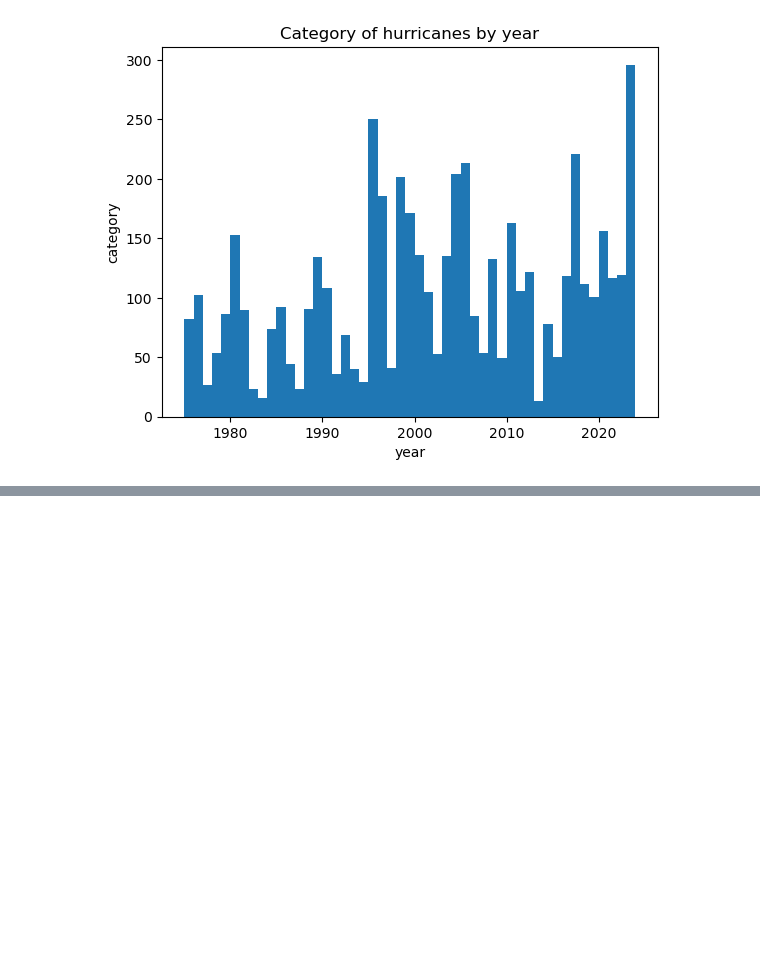
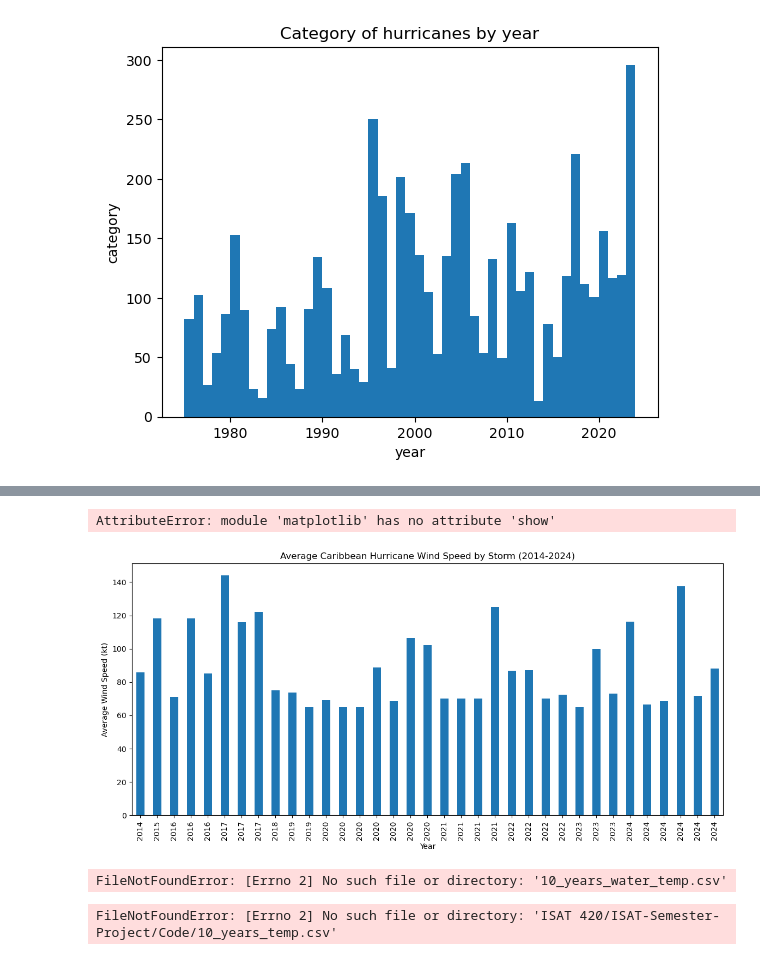
Before and after one commit to jadalee26/ISAT-Semester-Project, a Jupyter notebook: Code/Figure presentation.ipynb, the cells around one changed output, grey strips where cells are left out. Saved outputs shown, nothing was run; the diff lists cells and outputs as text; code cells hidden in the pictures; blank space fills up the shorter version.

```diff
--- a/Code/Figure presentation.ipynb
+++ b/Code/Figure presentation.ipynb
@@ -123,0 +204,29 @@ plt.show()
+# %%
+# Filter Caribbean hurricanes for years 2014-2024
+caribbean_recent = caribbean_df[(caribbean_df['year'] >= 2014) & (caribbean_df['year'] <= 2024)]
+
+# Calculate average wind speed per year
+avg_wind_recent = caribbean_recent.groupby('year')['wind'].mean()
+
+# Plot
+avg_wind_by_storm_recent = (
+    caribbean_recent
+    .groupby(['year', 'name'], sort=False)['wind']
+    .mean()
+    .reset_index(name='avg_wind')
+)
+
+avg_wind_by_storm_recent.plot(
+    x='year',
+    y='avg_wind',
+    kind='bar',
+    figsize=(14, 6),
+    title='Average Caribbean Hurricane Wind Speed by Storm (2014-2024)',
+    xlabel='Year',
+    ylabel='Average Wind Speed (kt)',
+    legend=False
+)
+plt.show()
+# %% [output]
+AttributeError: module 'matplotlib' has no attribute 'show'
+[figure, added]
@@ -123,0 +235,10 @@ plt.show()
+# %%
+import os
+print(os.listdir('10_years_water_temp.csv'))
+# %% [output]
+FileNotFoundError: [Errno 2] No such file or directory: '10_years_water_temp.csv'
+# %%
+water_temp = pd.read_csv('ISAT 420/ISAT-Semester-Project/Code/10_years_temp.csv')
+water_temp.head()
+# %% [output]
+FileNotFoundError: [Errno 2] No such file or directory: 'ISAT 420/ISAT-Semester-Project/Code/10_years_temp.csv'
```
Also changed, not shown: parts of 9 cells of this notebook, 6 other files.
